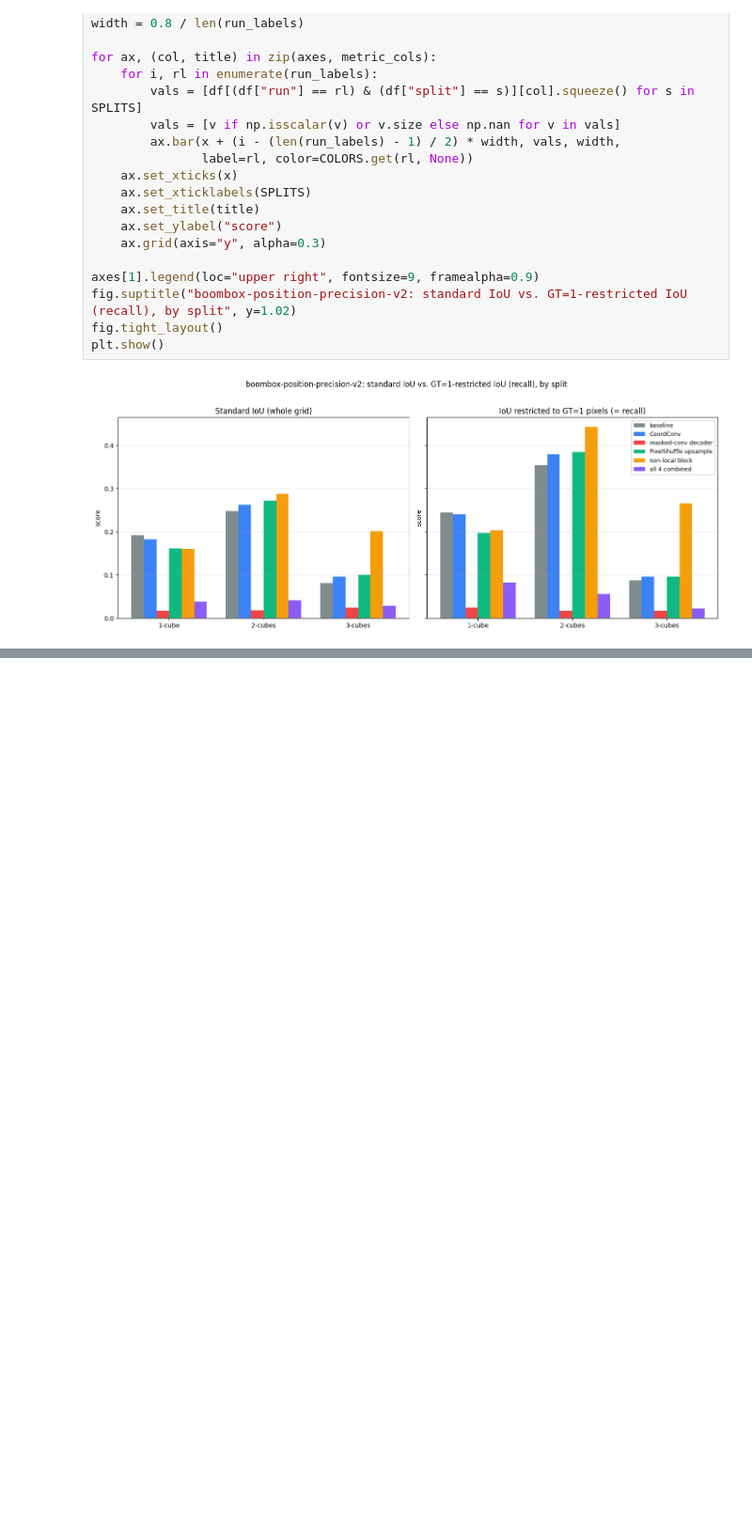
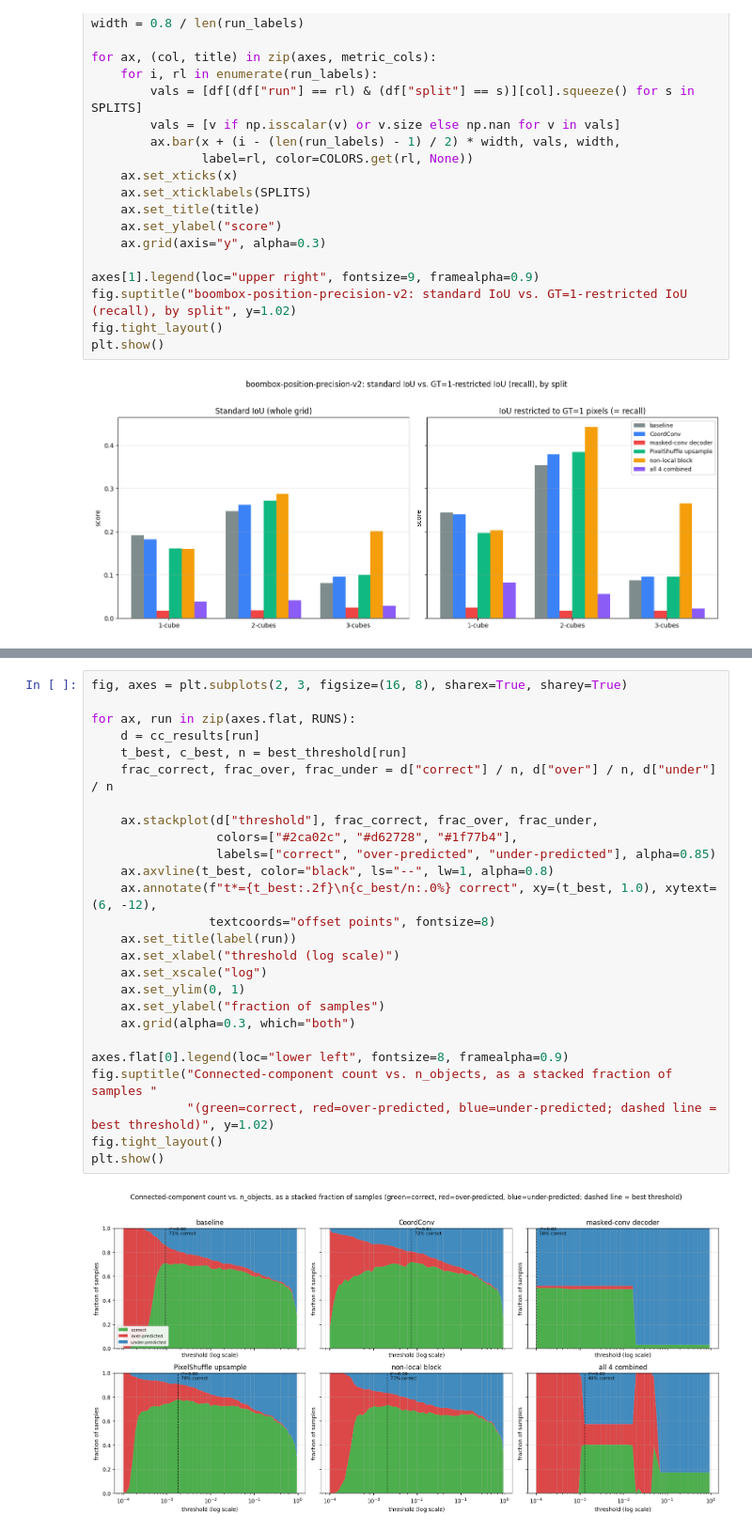
Before and after one commit to eitanturok/good-vibrations, a Jupyter notebook: notebooks/85_position_precision_iou_recall.ipynb, the cells around one changed output, grey strips where cells are left out. Shown at 94% size. Saved outputs shown, nothing was run; the diff lists cells and outputs as text; blank space fills up the shorter version.

```diff
--- a/notebooks/85_position_precision_iou_recall.ipynb
+++ b/notebooks/85_position_precision_iou_recall.ipynb
@@ -228,0 +339,28 @@ plt.show()
+# %%
+fig, axes = plt.subplots(2, 3, figsize=(16, 8), sharex=True, sharey=True)
+
+for ax, run in zip(axes.flat, RUNS):
+    d = cc_results[run]
+    t_best, c_best, n = best_threshold[run]
+    frac_correct, frac_over, frac_under = d["correct"] / n, d["over"] / n, d["under"] / n
+
+    ax.stackplot(d["threshold"], frac_correct, frac_over, frac_under,
+                 colors=["#2ca02c", "#d62728", "#1f77b4"],
+                 labels=["correct", "over-predicted", "under-predicted"], alpha=0.85)
+    ax.axvline(t_best, color="black", ls="--", lw=1, alpha=0.8)
+    ax.annotate(f"t*={t_best:.2f}\n{c_best/n:.0%} correct", xy=(t_best, 1.0), xytext=(6, -12),
+                textcoords="offset points", fontsize=8)
+    ax.set_title(label(run))
+    ax.set_xlabel("threshold (log scale)")
+    ax.set_xscale("log")
+    ax.set_ylim(0, 1)
+    ax.set_ylabel("fraction of samples")
+    ax.grid(alpha=0.3, which="both")
+
+axes.flat[0].legend(loc="lower left", fontsize=8, framealpha=0.9)
+fig.suptitle("Connected-component count vs. n_objects, as a stacked fraction of samples "
+             "(green=correct, red=over-predicted, blue=under-predicted; dashed line = best threshold)", y=1.02)
+fig.tight_layout()
+plt.show()
+# %% [output]
+[figure, added]
```
Also changed, not shown: parts of 4 cells of this notebook, 9 other files.
